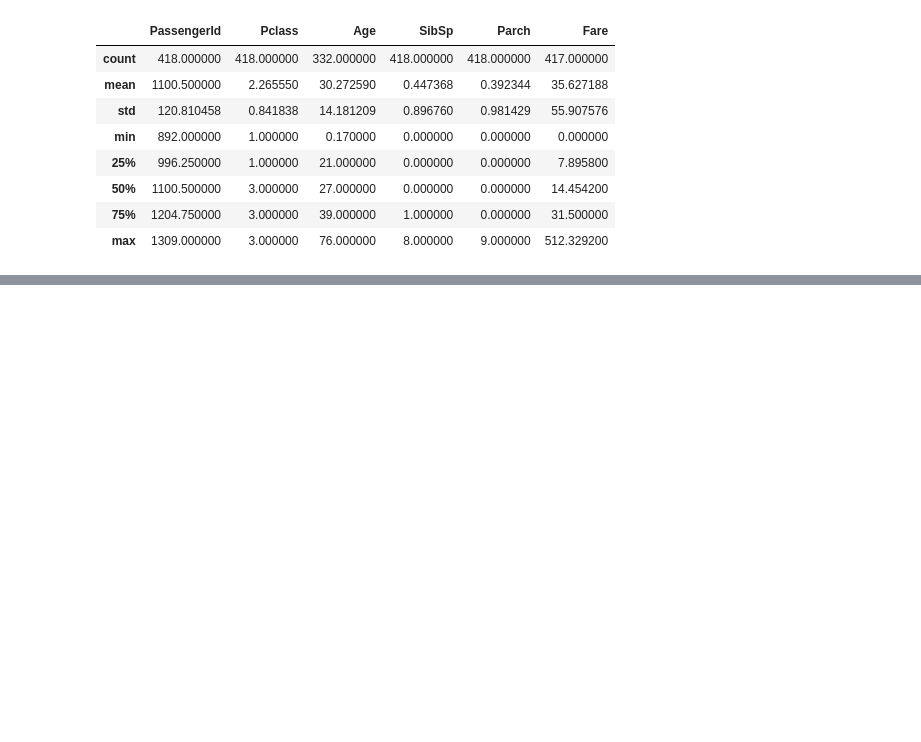
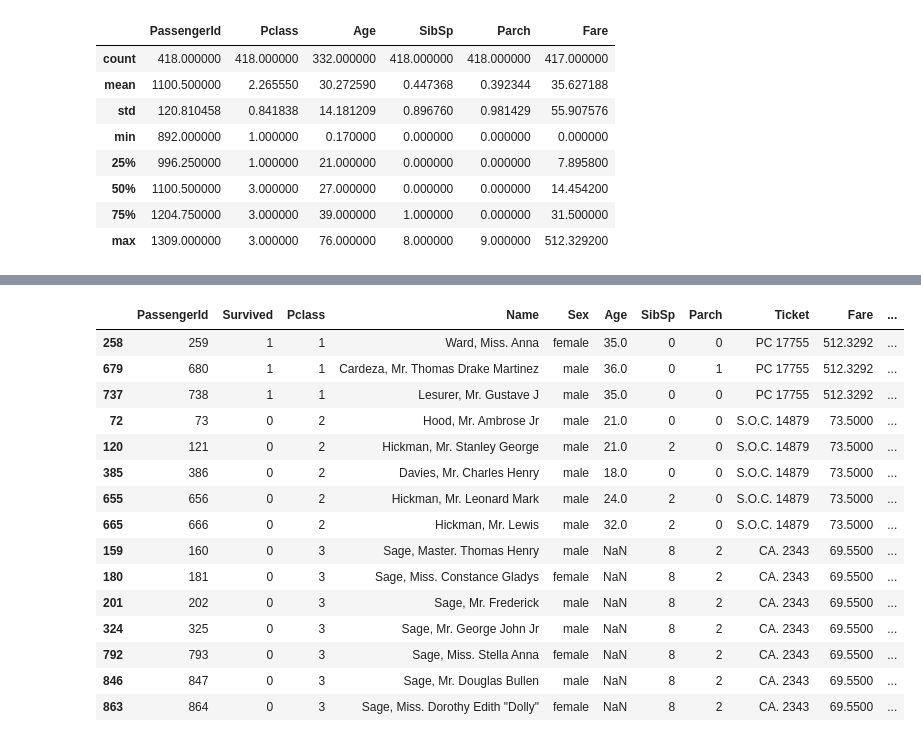
Before and after one commit to faustofcjr/artificial-intelligence, a Jupyter notebook: kaggle/titanic/base.ipynb, the cells around one changed output, grey strips where cells are left out. Cells and saved outputs as stored; diff of their text form; code cells hidden in the pictures; blank space fills up the shorter version.

```diff
--- a/kaggle/titanic/base.ipynb
+++ b/kaggle/titanic/base.ipynb
@@ -162,0 +190,31 @@ df_test.describe()
+# %%
+def lsmx_fare(dataframe, pclass):
+    """
+    List all passengers who have  paid the maximum ticket price per class.
+    """
+    dfclass = dataframe[dataframe.Pclass == pclass]
+    maxfare = dfclass.Fare.max()
+    return dfclass[dfclass.Fare == maxfare]
+# %%
+pd.concat([
+    lsmx_fare(df_train, 1),
+    lsmx_fare(df_train, 2),
+    lsmx_fare(df_train, 3)
+])
+# %% [output]
+|  | PassengerId | Survived | Pclass | Name | Sex | Age | SibSp | Parch | Ticket | Fare | ... |
+| 258 | 259 | 1 | 1 | Ward, Miss. Anna | female | 35.0 | 0 | 0 | PC 17755 | 512.3292 | ... |
+| 679 | 680 | 1 | 1 | Cardeza, Mr. Thomas Drake Martinez | male | 36.0 | 0 | 1 | PC 17755 | 512.3292 | ... |
+| 737 | 738 | 1 | 1 | Lesurer, Mr. Gustave J | male | 35.0 | 0 | 0 | PC 17755 | 512.3292 | ... |
+| 72 | 73 | 0 | 2 | Hood, Mr. Ambrose Jr | male | 21.0 | 0 | 0 | S.O.C. 14879 | 73.5000 | ... |
+| 120 | 121 | 0 | 2 | Hickman, Mr. Stanley George | male | 21.0 | 2 | 0 | S.O.C. 14879 | 73.5000 | ... |
+| 385 | 386 | 0 | 2 | Davies, Mr. Charles Henry | male | 18.0 | 0 | 0 | S.O.C. 14879 | 73.5000 | ... |
+| 655 | 656 | 0 | 2 | Hickman, Mr. Leonard Mark | male | 24.0 | 2 | 0 | S.O.C. 14879 | 73.5000 | ... |
+| 665 | 666 | 0 | 2 | Hickman, Mr. Lewis | male | 32.0 | 2 | 0 | S.O.C. 14879 | 73.5000 | ... |
+| 159 | 160 | 0 | 3 | Sage, Master. Thomas Henry | male | NaN | 8 | 2 | CA. 2343 | 69.5500 | ... |
+| 180 | 181 | 0 | 3 | Sage, Miss. Constance Gladys | female | NaN | 8 | 2 | CA. 2343 | 69.5500 | ... |
+| 201 | 202 | 0 | 3 | Sage, Mr. Frederick | male | NaN | 8 | 2 | CA. 2343 | 69.5500 | ... |
+| 324 | 325 | 0 | 3 | Sage, Mr. George John Jr | male | NaN | 8 | 2 | CA. 2343 | 69.5500 | ... |
+| 792 | 793 | 0 | 3 | Sage, Miss. Stella Anna | female | NaN | 8 | 2 | CA. 2343 | 69.5500 | ... |
+| 846 | 847 | 0 | 3 | Sage, Mr. Douglas Bullen | male | NaN | 8 | 2 | CA. 2343 | 69.5500 | ... |
+| 863 | 864 | 0 | 3 | Sage, Miss. Dorothy Edith "Dolly" | female | NaN | 8 | 2 | CA. 2343 | 69.5500 | ... |
```
Also changed, not shown: parts of 8 cells of this notebook, 1 other file.
